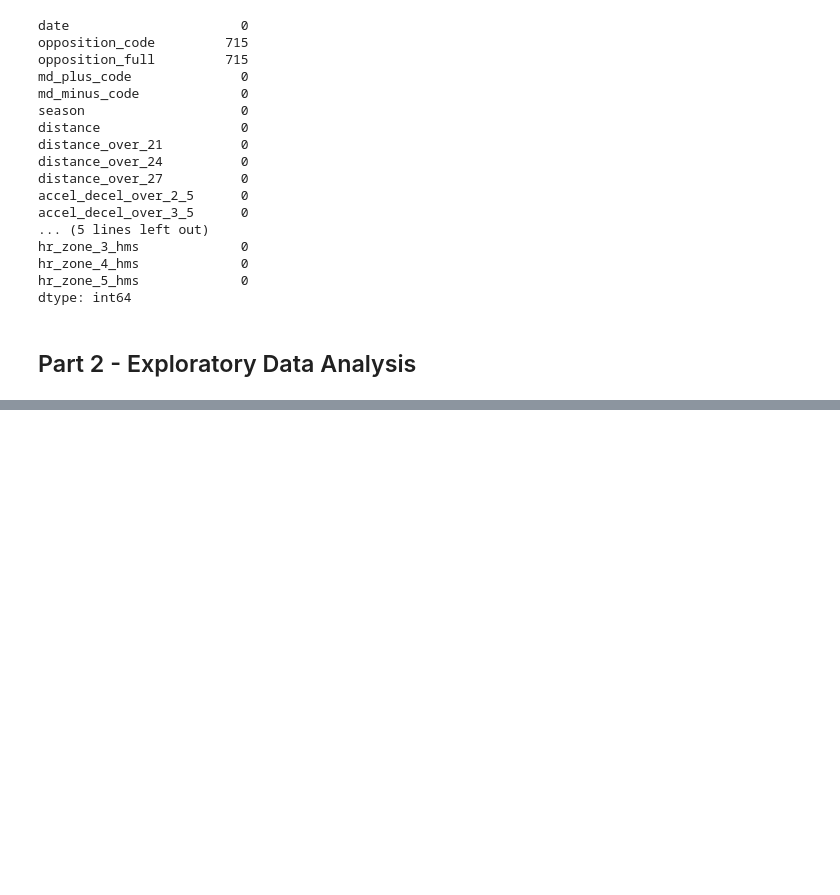
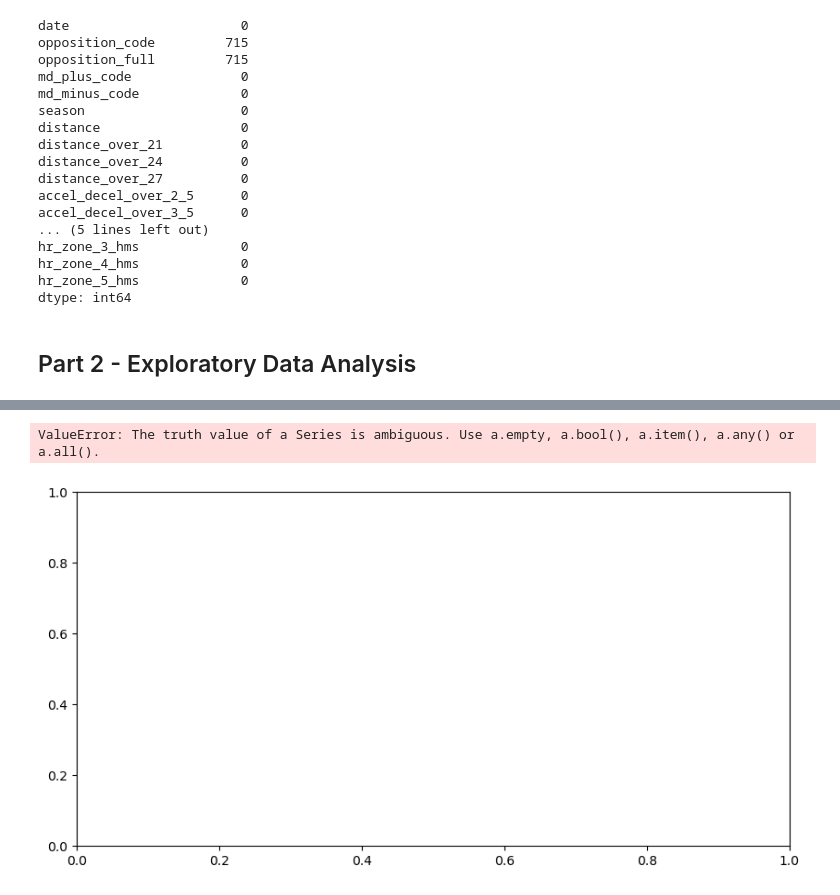
Before and after one commit to thomasrenwickm/Sports-Analytics-Project, a Jupyter notebook: EDA/gps_eda.ipynb, the cells around one changed output, grey strips where cells are left out. Cells and saved outputs as stored; diff of their text form; code cells hidden in the pictures; blank space fills up the shorter version.

```diff
--- a/EDA/gps_eda.ipynb
+++ b/EDA/gps_eda.ipynb
@@ -258,0 +314,10 @@ dtype: int64
+# %%
+plt.figure(figsize=(10,5))
+plt.boxplot(gps_data['md_plus_code'], gps_data['distance'])
+plt.title('How load changes before and after matches')
+#plt.xlabel('Time')
+#plt.ylabel('Distance (Metres)')
+plt.show()
+# %% [output]
+ValueError: The truth value of a Series is ambiguous. Use a.empty, a.bool(), a.item(), a.any() or a.all().
+[figure, added]
```
Also changed, not shown: parts of 16 cells of this notebook, 2 other files.
